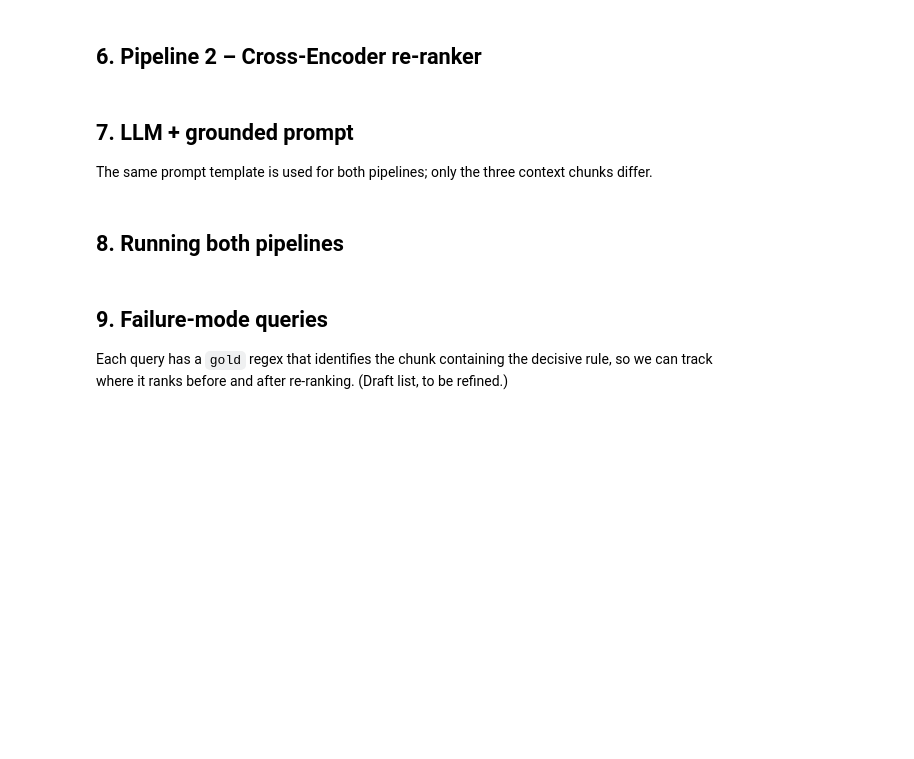
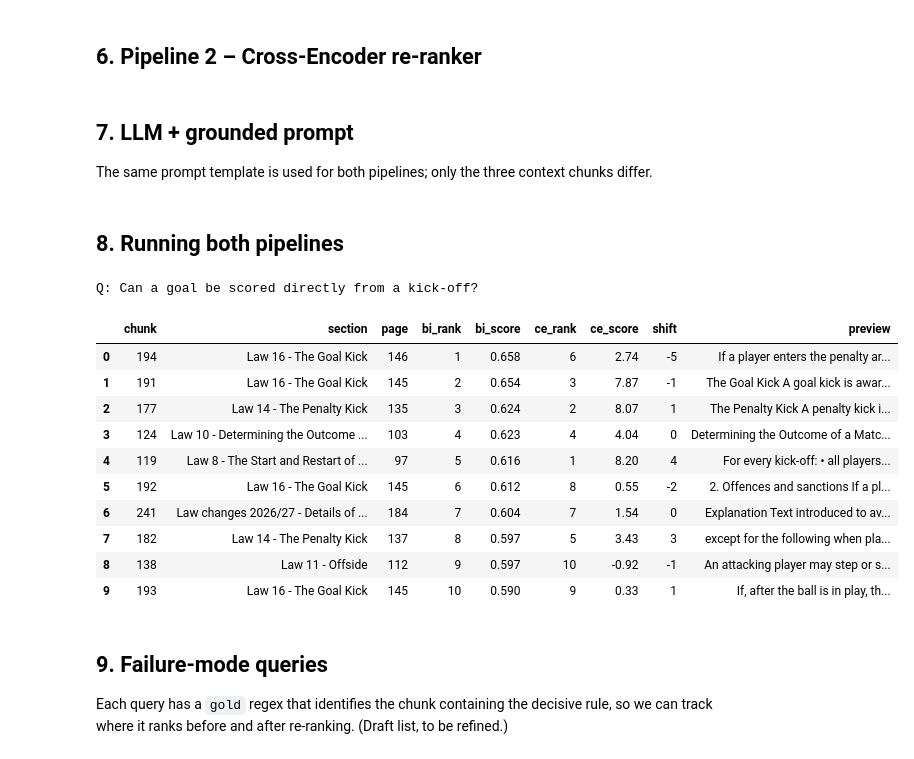
Before and after one commit to neill-nil/LMA_RAG_assignment, a Jupyter notebook: rag_reranking.ipynb, the cells around one changed output. Cells and saved outputs as stored; diff of their text form; code cells hidden in the pictures; blank space fills up the shorter version.

```diff
--- a/rag_reranking.ipynb
+++ b/rag_reranking.ipynb
@@ -15,7 +15,7 @@ The LLM (Gemini) is instructed to answer **only** from the retrieved chunks, so
 # !pip install torch --index-url https://download.pytorch.org/whl/cpu
 # !pip install pymupdf sentence-transformers faiss-cpu google-genai python-dotenv pandas numpy
 # %%
-import os, re, time, textwrap, urllib.request
+import os, re, json, time, hashlib, textwrap, urllib.request
 from pathlib import Path
 
 import numpy as np
@@ -25,6 +25,7 @@ import faiss                        # vector store
 from sentence_transformers import SentenceTransformer, CrossEncoder
 from google import genai
 from google.genai import types
+from google.genai import errors as genai_errors
 from dotenv import load_dotenv
 
 pd.set_option("display.max_colwidth", 120)
@@ -42,7 +43,7 @@ PDF_PATH = Path("data/LOTG_2026-27_single.pdf")
 
 BI_ENCODER    = "sentence-transformers/all-MiniLM-L6-v2"
 CROSS_ENCODER = "cross-encoder/ms-marco-MiniLM-L-6-v2"
-LLM_MODEL     = "gemini-3.5-flash"
+LLM_MODEL     = "gemini-3.5-flash-lite"   # free tier: flash allows only 20 requests/day; flash-lite has more headroom
 
 TOP_K_RETRIEVE = 10   # candidates from the bi-encoder
 TOP_K_CONTEXT  = 3    # chunks passed to the LLM
@@ -296,36 +341,49 @@ def run_pipelines(query, with_llm=True):
            "t_retrieve": t_retrieve, "t_rerank": t_rerank}
 
     if with_llm:
-        t0 = time.perf_counter(); out["answer1"] = generate(query, base_top3); out["t_llm1"] = time.perf_counter() - t0
-        t0 = time.perf_counter(); out["answer2"] = generate(query, rr_top3);   out["t_llm2"] = time.perf_counter() - t0
+        out["answer1"] = generate(query, base_top3)
+        out["answer2"] = generate(query, rr_top3)
     return out
 
 
 def rank_table(res):
     """Side-by-side view of the 10 candidates: baseline rank vs cross-encoder rank."""
     ce_rank = {cid: r for r, (cid, _, _) in enumerate(res["reranked"], 1)}
     ce_score = {cid: s for cid, s, _ in res["reranked"]}
     rows = [{"chunk": cid, "section": chunks[cid]["section"], "page": chunks[cid]["pages"][0],
              "bi_rank": r, "bi_score": round(s, 3),
              "ce_rank": ce_rank[cid], "ce_score": round(ce_score[cid], 2),
              "shift": r - ce_rank[cid], "preview": chunks[cid]["text"][:90]}
             for r, (cid, s) in enumerate(res["base"], 1)]
     return pd.DataFrame(rows)
 
 
 def ask(query, with_llm=True):
     res = run_pipelines(query, with_llm)
     print("Q:", query)
     display(rank_table(res))
     if with_llm:
         print("\nAnswer 1 (baseline top 3: %s):" % res["base_top3"])
         print(textwrap.fill(res["answer1"], 110))
         print("\nAnswer 2 (re-ranked top 3: %s):" % res["rr_top3"])
         print(textwrap.fill(res["answer2"], 110))
     return res
 
 
 _ = ask("Can a goal be scored directly from a kick-off?", with_llm=False)
+# %% [output]
+Q: Can a goal be scored directly from a kick-off?
+|  | chunk | section | page | bi_rank | bi_score | ce_rank | ce_score | shift | preview |
+| 0 | 194 | Law 16 - The Goal Kick | 146 | 1 | 0.658 | 6 | 2.74 | -5 | If a player enters the penalty ar... |
+| 1 | 191 | Law 16 - The Goal Kick | 145 | 2 | 0.654 | 3 | 7.87 | -1 | The Goal Kick A goal kick is awar... |
+| 2 | 177 | Law 14 - The Penalty Kick | 135 | 3 | 0.624 | 2 | 8.07 | 1 | The Penalty Kick A penalty kick i... |
+| 3 | 124 | Law 10 - Determining the Outcome ... | 103 | 4 | 0.623 | 4 | 4.04 | 0 | Determining the Outcome of a Matc... |
+| 4 | 119 | Law 8 - The Start and Restart of ... | 97 | 5 | 0.616 | 1 | 8.20 | 4 | For every kick-off: • all players... |
+| 5 | 192 | Law 16 - The Goal Kick | 145 | 6 | 0.612 | 8 | 0.55 | -2 | 2. Offences and sanctions If a pl... |
+| 6 | 241 | Law changes 2026/27 - Details of ... | 184 | 7 | 0.604 | 7 | 1.54 | 0 | Explanation Text introduced to av... |
+| 7 | 182 | Law 14 - The Penalty Kick | 137 | 8 | 0.597 | 5 | 3.43 | 3 | except for the following when pla... |
+| 8 | 138 | Law 11 - Offside | 112 | 9 | 0.597 | 10 | -0.92 | -1 | An attacking player may step or s... |
+| 9 | 193 | Law 16 - The Goal Kick | 145 | 10 | 0.590 | 9 | 0.33 | 1 | If, after the ball is in play, th... |
 # %% [markdown]
 ## 9. Failure-mode queries
 Each query has a `gold` regex that identifies the chunk containing the decisive rule, so we can track where it ranks
```
Also changed, not shown: parts of 12 cells of this notebook, 1 other file.
